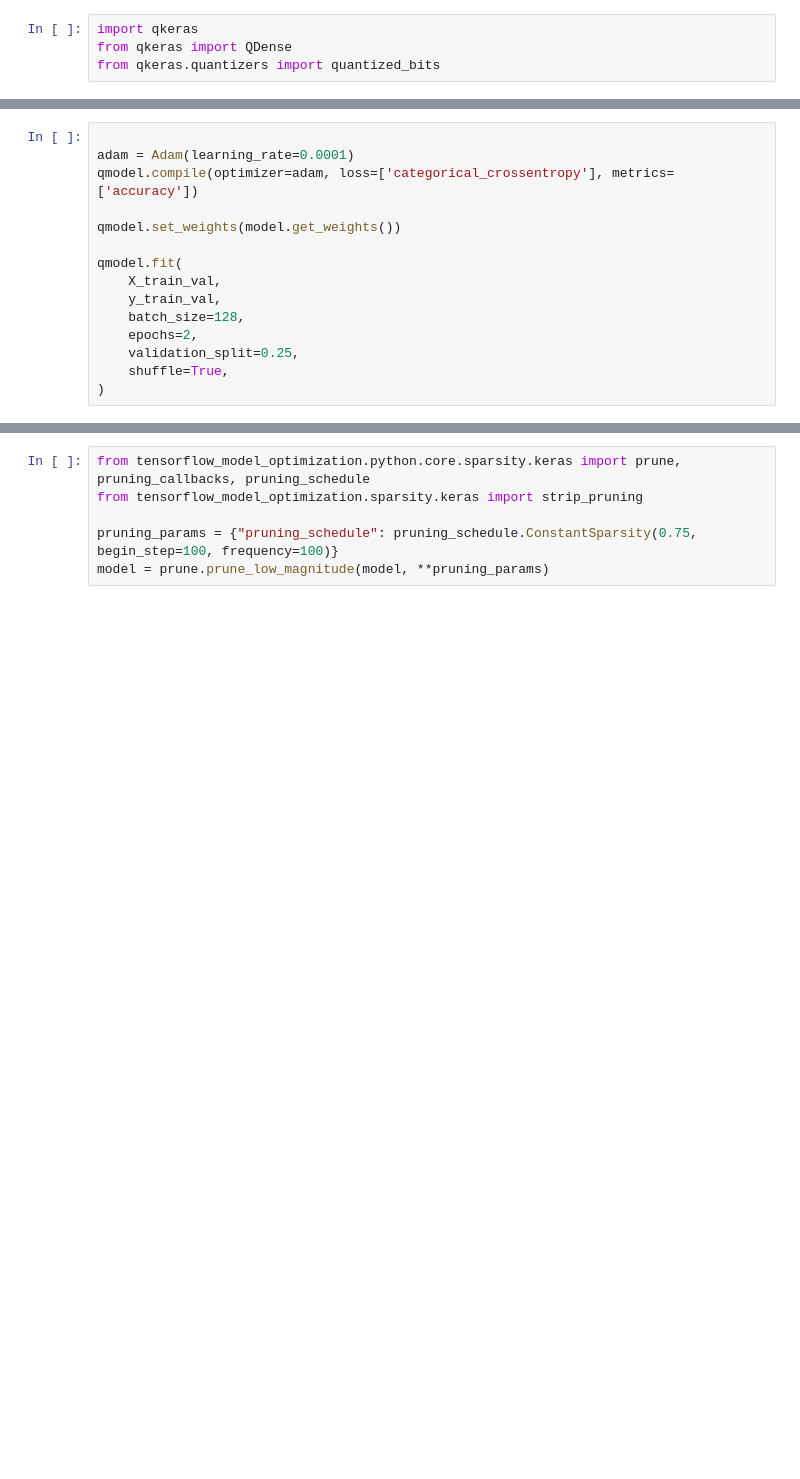
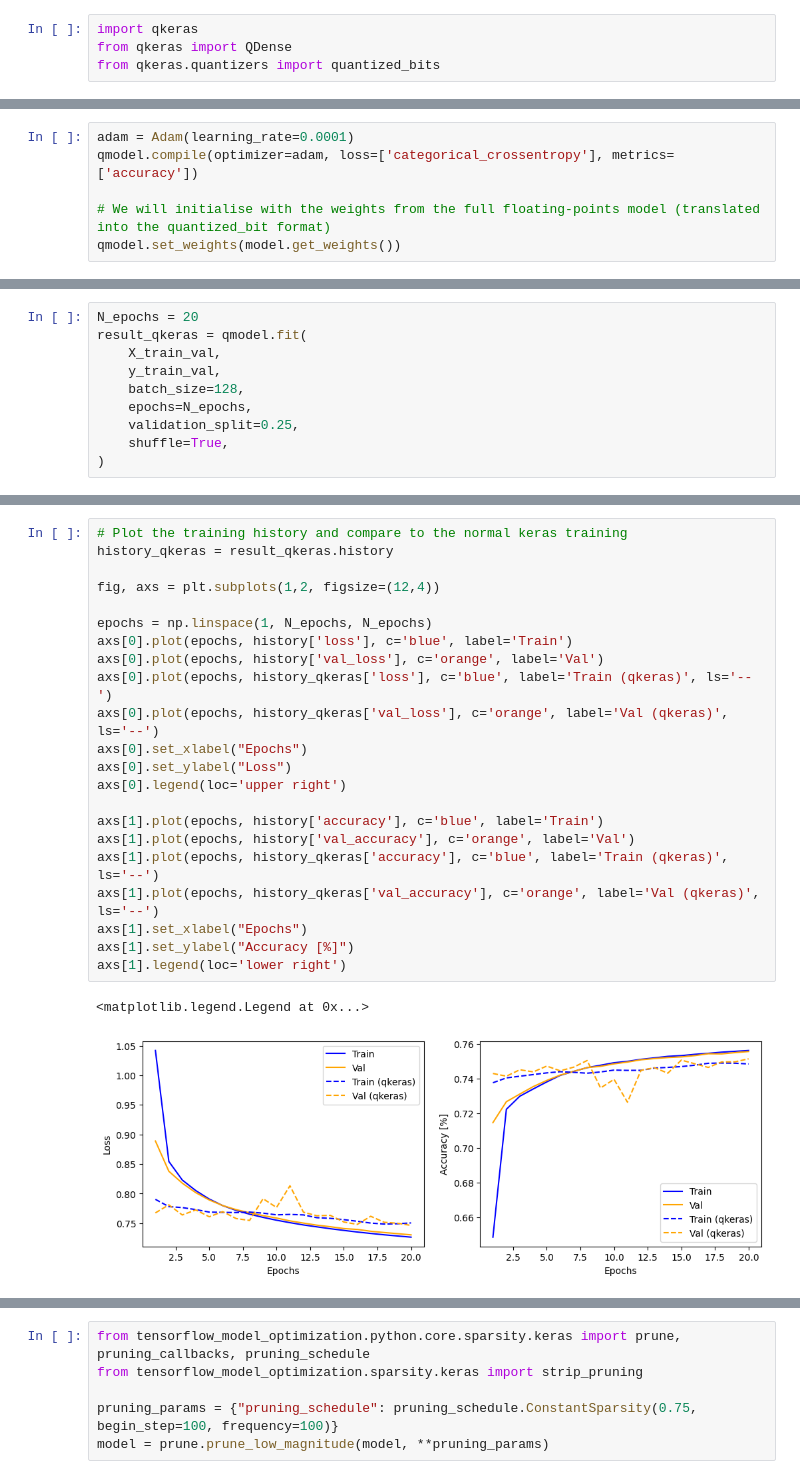
Before and after one commit to jonathon-langford/hls4ml-aims2025, a Jupyter notebook: hls4ml_introduction.ipynb, the cells around one changed output, grey strips where cells are left out. Cells and saved outputs as stored; diff of their text form; blank space fills up the shorter version.

```diff
--- a/hls4ml_introduction.ipynb
+++ b/hls4ml_introduction.ipynb
@@ -503,15 +740,6 @@ _________________________________________________________________
 # %%
-
 adam = Adam(learning_rate=0.0001)
 qmodel.compile(optimizer=adam, loss=['categorical_crossentropy'], metrics=['accuracy'])
 
+# We will initialise with the weights from the full floating-points model (translated into the quantized_bit format)
 qmodel.set_weights(model.get_weights())
-
-qmodel.fit(
-    X_train_val,
-    y_train_val,
-    batch_size=128,
-    epochs=2,
-    validation_split=0.25,
-    shuffle=True,
-)
@@ -523,0 +746,10 @@ Epoch 2/2
+# %%
+N_epochs = 20
+result_qkeras = qmodel.fit(
+    X_train_val,
+    y_train_val,
+    batch_size=128,
+    epochs=N_epochs,
+    validation_split=0.25,
+    shuffle=True,
+)
@@ -523,0 +774,25 @@ Epoch 2/2
+# %%
+# Plot the training history and compare to the normal keras training
+history_qkeras = result_qkeras.history
+
+fig, axs = plt.subplots(1,2, figsize=(12,4))
+
+epochs = np.linspace(1, N_epochs, N_epochs)
+axs[0].plot(epochs, history['loss'], c='blue', label='Train')
+axs[0].plot(epochs, history['val_loss'], c='orange', label='Val')
+axs[0].plot(epochs, history_qkeras['loss'], c='blue', label='Train (qkeras)', ls='--')
+axs[0].plot(epochs, history_qkeras['val_loss'], c='orange', label='Val (qkeras)', ls='--')
+axs[0].set_xlabel("Epochs")
+axs[0].set_ylabel("Loss")
+axs[0].legend(loc='upper right')
+
+axs[1].plot(epochs, history['accuracy'], c='blue', label='Train')
+axs[1].plot(epochs, history['val_accuracy'], c='orange', label='Val')
+axs[1].plot(epochs, history_qkeras['accuracy'], c='blue', label='Train (qkeras)', ls='--')
+axs[1].plot(epochs, history_qkeras['val_accuracy'], c='orange', label='Val (qkeras)', ls='--')
+axs[1].set_xlabel("Epochs")
+axs[1].set_ylabel("Accuracy [%]")
+axs[1].legend(loc='lower right')
+# %% [output]
+<matplotlib.legend.Legend at 0x...>
+[figure, added]
```
Also changed, not shown: parts of 35 cells of this notebook, 1 other file.
